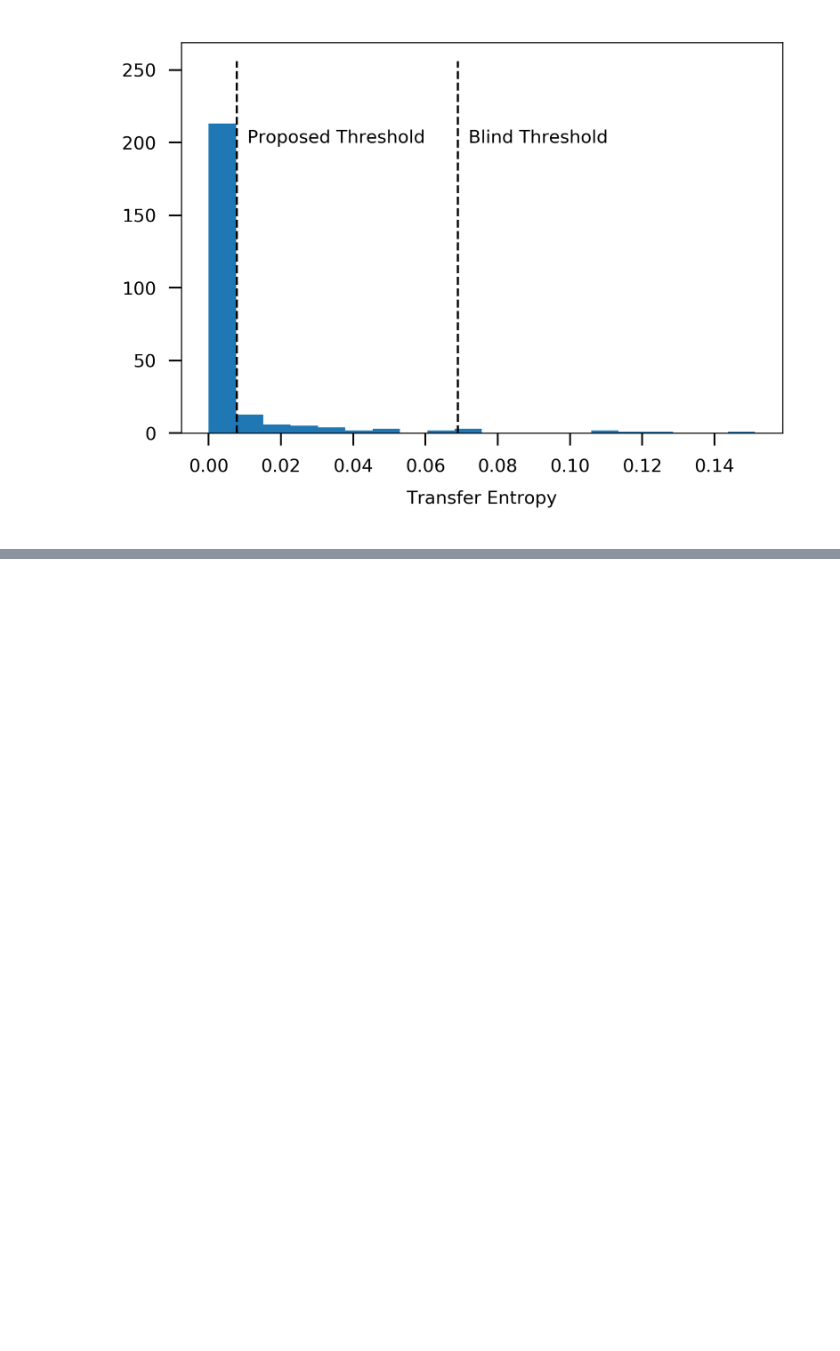
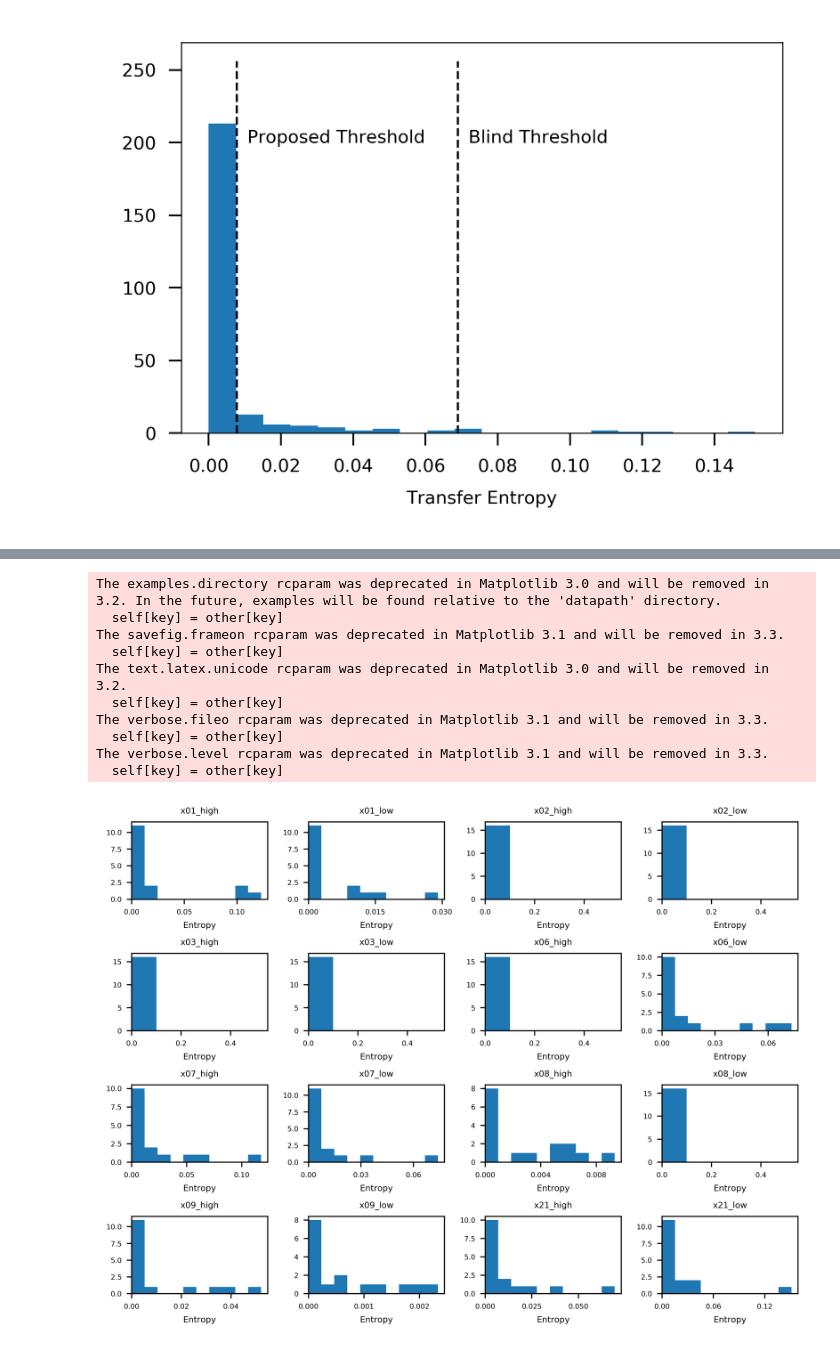
Before and after one commit to ruteee/pesquisa, a Jupyter notebook: hist_viz.ipynb, the cells around one changed output, grey strips where cells are left out. Saved outputs shown, nothing was run; the diff lists cells and outputs as text; code cells hidden in the pictures; blank space fills up the shorter version.

```diff
--- a/hist_viz.ipynb
+++ b/hist_viz.ipynb
@@ -50,12 +50,3 @@ plt.gcf().savefig("hist_te.pdf", bbox_inches='tight')
 plt.show()
 # %% [output]
 [figure]
-# %%
-plt.rcParams['figure.dpi'] = 600
-plt.rcParams['font.size'] = 5l
-
-axes = df_te.hist(grid=False, figsize = (10,10))
-for ax_set in axes:
-    for ax in ax_set:
-        ax.set_xlabel('Entropy')
-        ax.set_xlim(0)
@@ -63,0 +53,39 @@ for ax_set in axes:
+# %%
+sns.reset_orig()
+# sns.set(style='white')
+
+plt.rcParams['figure.dpi'] = 600
+plt.rcParams['font.size'] = 5
+plt.rcParams['axes.labelpad'] = 4
+plt.rcParams['axes.xmargin']= 0.05
+plt.rcParams['figure.subplot.wspace']= 0.5
+plt.rcParams['axes.labelsize'] = 'large'
+
+
+fig = plt.figure(figsize = (7,5))
+ax = fig.gca()
+plt.tight_layout()
+
+axes = df_te.hist(grid=False, ax=ax)
+for i,ax_set in enumerate(axes):
+    for ax in ax_set:
+        ax.set_xlim(0)
+        ax.set_xlabel('Entropy')
+        ax.xaxis.set_major_locator(plt.MaxNLocator(3))
+
+        plt.gcf().subplots_adjust(hspace=.7)
+
+
+plt.gcf().savefig("hist_vars.pdf", bbox_inches='tight')
+# %% [output]
+The examples.directory rcparam was deprecated in Matplotlib 3.0 and will be removed in 3.2. In the future, examples will be found relative to the 'datapath' directory.
+  self[key] = other[key]
+The savefig.frameon rcparam was deprecated in Matplotlib 3.1 and will be removed in 3.3.
+  self[key] = other[key]
+The text.latex.unicode rcparam was deprecated in Matplotlib 3.0 and will be removed in 3.2.
+  self[key] = other[key]
+The verbose.fileo rcparam was deprecated in Matplotlib 3.1 and will be removed in 3.3.
+  self[key] = other[key]
+The verbose.level rcparam was deprecated in Matplotlib 3.1 and will be removed in 3.3.
+  self[key] = other[key]
+[figure, added]
```
Also changed, not shown: parts of 3 cells of this notebook, 6 other files.
